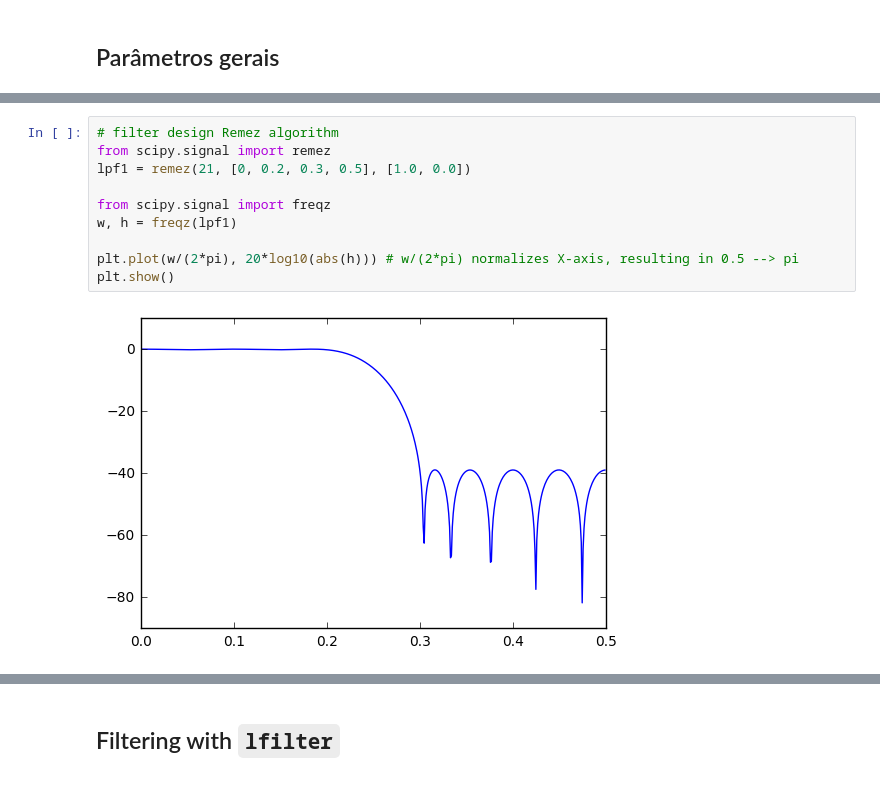
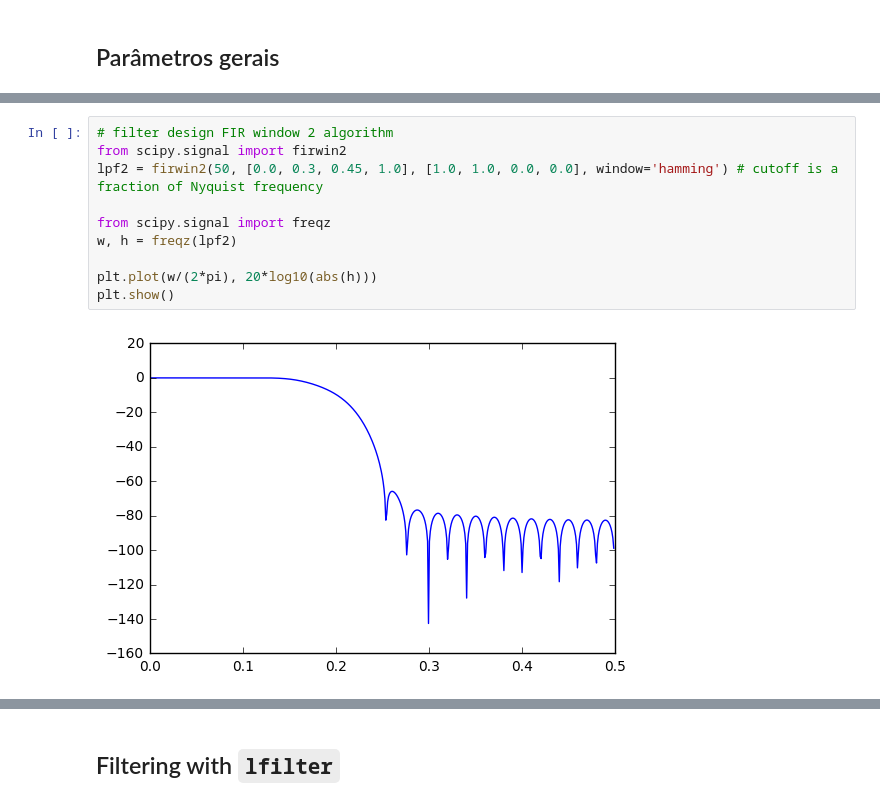
Before and after one commit to lpillmann/ufsc-dsp, a Jupyter notebook: homework/homework-filter-design.ipynb, the cells around one changed output, grey strips where cells are left out. Cells and saved outputs as stored; diff of their text form.

```diff
--- a/homework/homework-filter-design.ipynb
+++ b/homework/homework-filter-design.ipynb
@@ -61,12 +69,12 @@ plt.show()
 # %%
-# filter design Remez algorithm
-from scipy.signal import remez
-lpf1 = remez(21, [0, 0.2, 0.3, 0.5], [1.0, 0.0])
+# filter design FIR window 2 algorithm
+from scipy.signal import firwin2
+lpf2 = firwin2(50, [0.0, 0.3, 0.45, 1.0], [1.0, 1.0, 0.0, 0.0], window='hamming') # cutoff is a fraction of Nyquist frequency
 
 from scipy.signal import freqz
-w, h = freqz(lpf1)
+w, h = freqz(lpf2)
 
-plt.plot(w/(2*pi), 20*log10(abs(h))) # w/(2*pi) normalizes X-axis, resulting in 0.5 --> pi
+plt.plot(w/(2*pi), 20*log10(abs(h)))
 plt.show()
 # %% [output]
-[figure, old version]
+[figure, new version]
```
Also changed, not shown: parts of 19 cells of this notebook.
